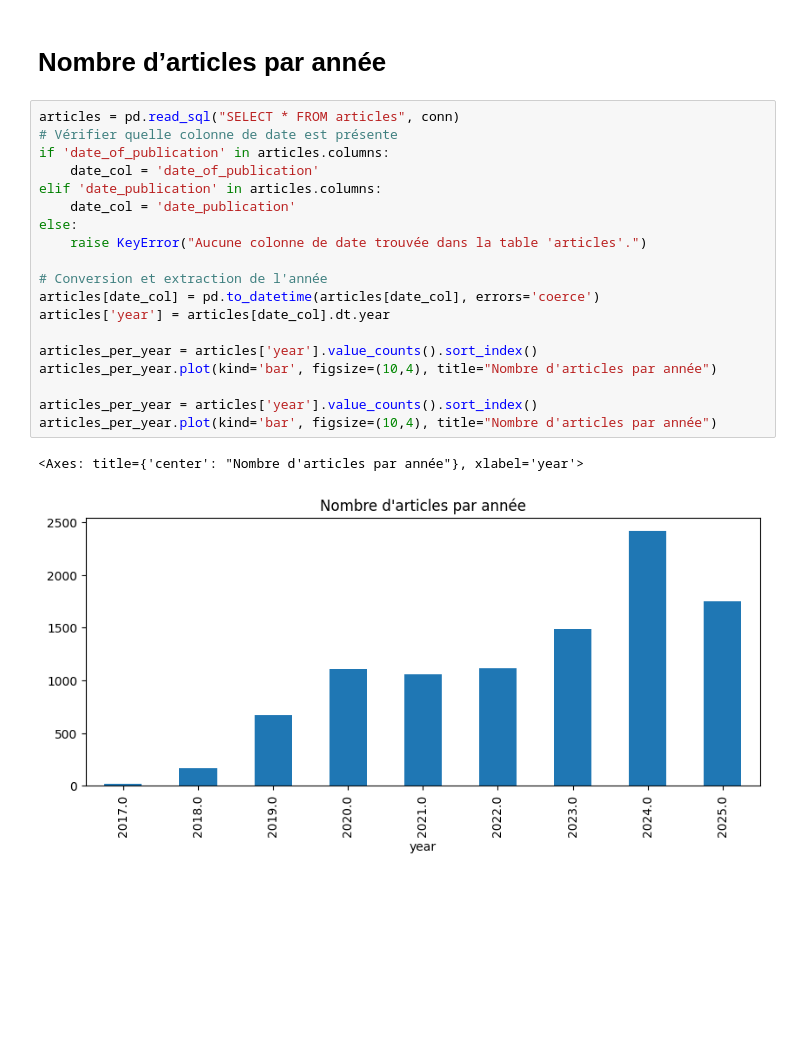
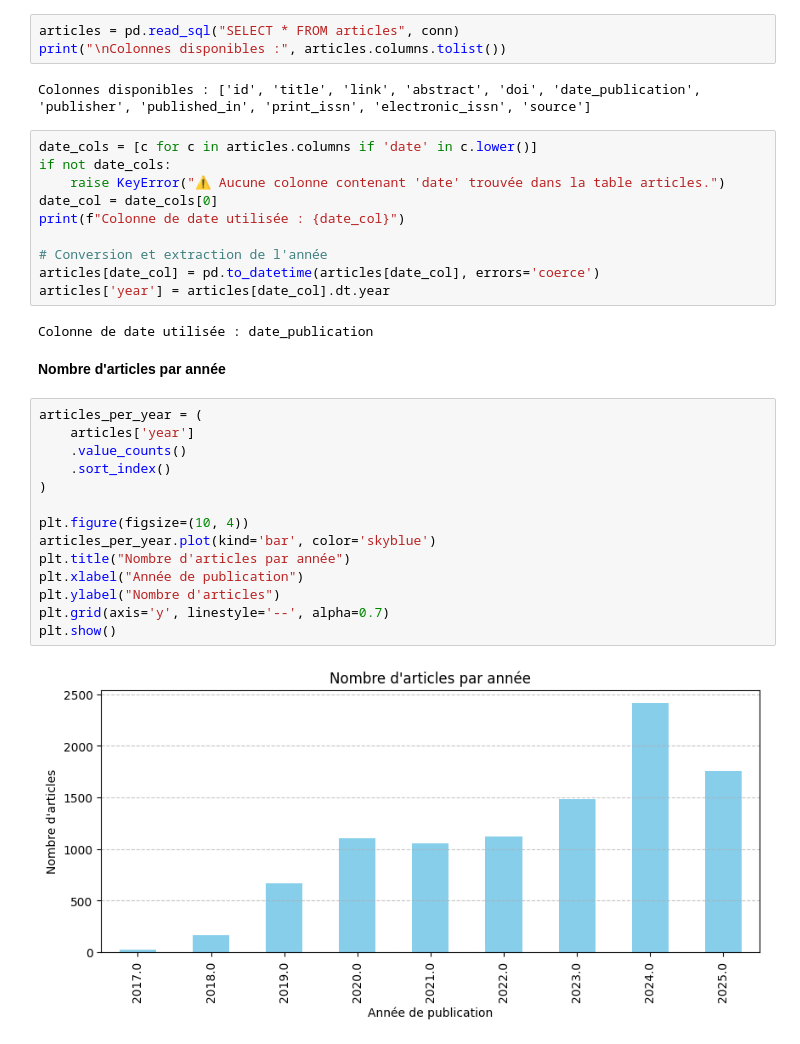
Before and after one commit to capigit/fdd2526, a Jupyter notebook: ProjetFDD.ipynb, the cells around one changed output. Drawn from its saved outputs; the diff is of its cells as text; blank space fills up the shorter version.

```diff
--- a/ProjetFDD.ipynb
+++ b/ProjetFDD.ipynb
@@ -39,28 +26,39 @@ labs                 : 19578
 article_authors      : 0
 author_labs          : 0
 keywords             : 159043
+# %%
+articles = pd.read_sql("SELECT * FROM articles", conn)
+print("\nColonnes disponibles :", articles.columns.tolist())
+# %% [output]
+Colonnes disponibles : ['id', 'title', 'link', 'abstract', 'doi', 'date_publication', 'publisher', 'published_in', 'print_issn', 'electronic_issn', 'source']
+# %%
+date_cols = [c for c in articles.columns if 'date' in c.lower()]
+if not date_cols:
+    raise KeyError("⚠️ Aucune colonne contenant 'date' trouvée dans la table articles.")
+date_col = date_cols[0]
+print(f"Colonne de date utilisée : {date_col}")
+
+# Conversion et extraction de l'année
+articles[date_col] = pd.to_datetime(articles[date_col], errors='coerce')
+articles['year'] = articles[date_col].dt.year
+# %% [output]
+Colonne de date utilisée : date_publication
 # %% [markdown]
-# **Nombre d’articles par année**
+**Nombre d'articles par année**
-# %%
-articles = pd.read_sql("SELECT * FROM articles", conn)
-# Vérifier quelle colonne de date est présente
-if 'date_of_publication' in articles.columns:
-    date_col = 'date_of_publication'
-elif 'date_publication' in articles.columns:
-    date_col = 'date_publication'
-else:
-    raise KeyError("Aucune colonne de date trouvée dans la table 'articles'.")
-
-# Conversion et extraction de l'année
-articles[date_col] = pd.to_datetime(articles[date_col], errors='coerce')
-articles['year'] = articles[date_col].dt.year
-
-articles_per_year = articles['year'].value_counts().sort_index()
-articles_per_year.plot(kind='bar', figsize=(10,4), title="Nombre d'articles par année")
-
-articles_per_year = articles['year'].value_counts().sort_index()
-articles_per_year.plot(kind='bar', figsize=(10,4), title="Nombre d'articles par année")
-# %% [output]
-<Axes: title={'center': "Nombre d'articles par année"}, xlabel='year'>
-[figure, removed]
+# %%
+articles_per_year = (
+    articles['year']
+    .value_counts()
+    .sort_index()
+)
+
+plt.figure(figsize=(10, 4))
+articles_per_year.plot(kind='bar', color='skyblue')
+plt.title("Nombre d'articles par année")
+plt.xlabel("Année de publication")
+plt.ylabel("Nombre d'articles")
+plt.grid(axis='y', linestyle='--', alpha=0.7)
+plt.show()
+# %% [output]
+[figure, added]
 # %% [markdown]
```
Also changed, not shown: parts of 12 cells of this notebook, 9 other files.
